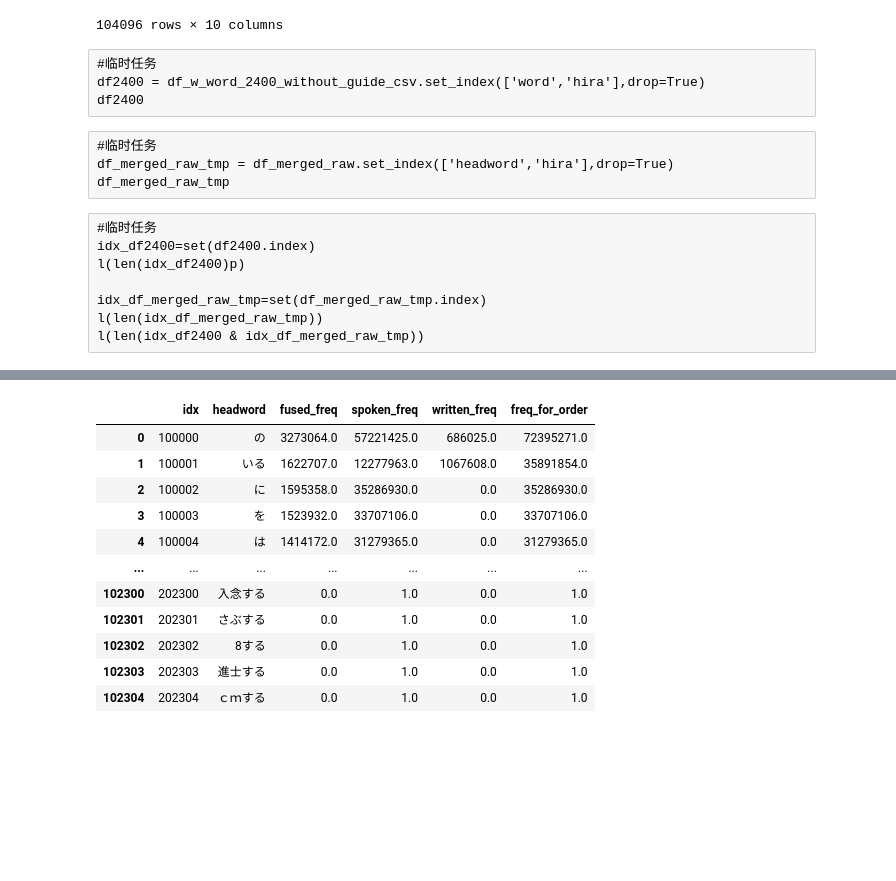
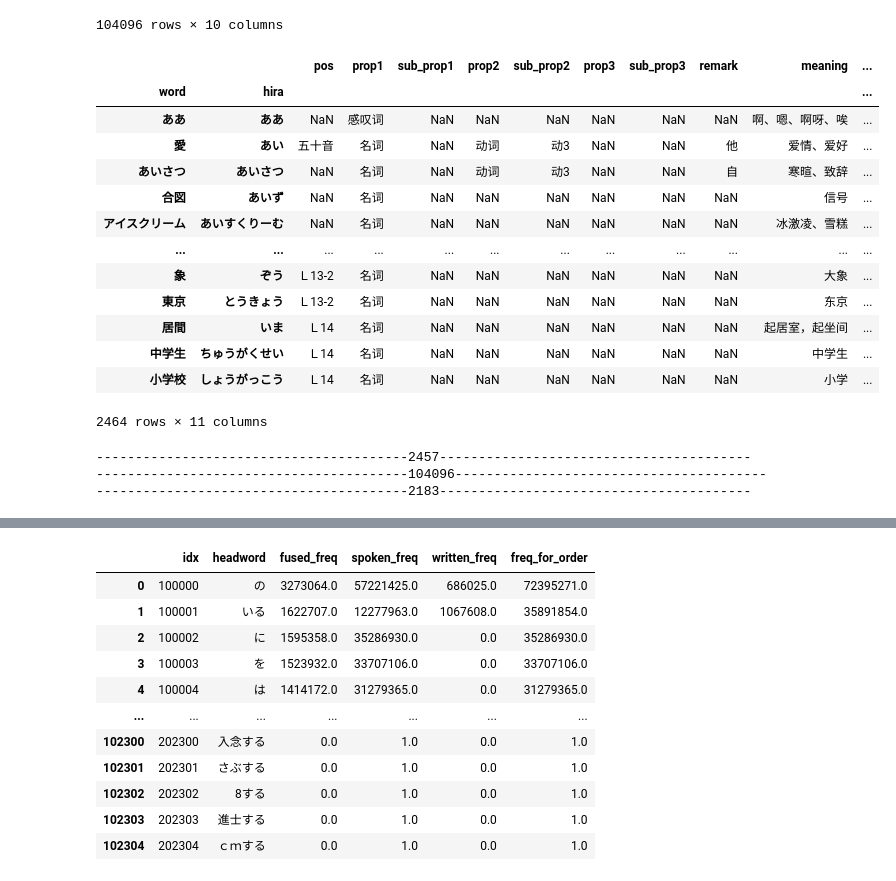
Before and after one commit to hopensic/python-notebooks, a Jupyter notebook: ja_dict_merge.ipynb, the cells around one changed output, grey strips where cells are left out. Drawn from its saved outputs; the diff is of its cells as text; code cells hidden in the pictures; blank space fills up the shorter version.

```diff
--- a/ja_dict_merge.ipynb
+++ b/ja_dict_merge.ipynb
@@ -383,19 +383,22 @@ df_merged_raw
 | 鍾する | しょうする | 1.0 | NaN | 0.0 | 1 | 1 | 0.0 | ... |
 | 鎧する | よろいする | 1.0 | NaN | 0.0 | 1 | 1 | 0.0 | ... |
 104096 rows × 10 columns
-# %% [raw]
-#临时任务
-df2400 = df_w_word_2400_without_guide_csv.set_index(['word','hira'],drop=True)
-df2400
-# %% [raw]
-#临时任务
-df_merged_raw_tmp = df_merged_raw.set_index(['headword','hira'],drop=True)
-df_merged_raw_tmp
-# %% [raw]
-#临时任务
-idx_df2400=set(df2400.index)
-l(len(idx_df2400)p)
-
-idx_df_merged_raw_tmp=set(df_merged_raw_tmp.index)
-l(len(idx_df_merged_raw_tmp))
-l(len(idx_df2400 & idx_df_merged_raw_tmp))
+# %%
+#临时任务
+df2400 = df_w_word_2400_without_guide_csv.set_index(['word','hira'],drop=True)
+df2400
+# %% [output]
+|  |  | pos | prop1 | sub_prop1 | prop2 | sub_prop2 | prop3 | sub_prop3 | remark | meaning | ... |
+| word | hira |  |  |  |  |  |  |  |  |  | ... |
+| ああ | ああ | NaN | 感叹词 | NaN | NaN | NaN | NaN | NaN | NaN | 啊、嗯、啊呀、唉 | ... |
+| 愛 | あい | 五十音 | 名词 | NaN | 动词 | 动3 | NaN | NaN | 他 | 爱情、爱好 | ... |
+| あいさつ | あいさつ | NaN | 名词 | NaN | 动词 | 动3 | NaN | NaN | 自 | 寒暄、致辞 | ... |
+| 合図 | あいず | NaN | 名词 | NaN | NaN | NaN | NaN | NaN | NaN | 信号 | ... |
+| アイスクリーム | あいすくりーむ | NaN | 名词 | NaN | NaN | NaN | NaN | NaN | NaN | 冰激凌、雪糕 | ... |
+| ... | ... | ... | ... | ... | ... | ... | ... | ... | ... | ... | ... |
+| 象 | ぞう | Ｌ13-2 | 名词 | NaN | NaN | NaN | NaN | NaN | NaN | 大象 | ... |
+| 東京 | とうきょう | Ｌ13-2 | 名词 | NaN | NaN | NaN | NaN | NaN | NaN | 东京 | ... |
+| 居間 | いま | Ｌ14 | 名词 | NaN | NaN | NaN | NaN | NaN | NaN | 起居室，起坐间 | ... |
+| 中学生 | ちゅうがくせい | Ｌ14 | 名词 | NaN | NaN | NaN | NaN | NaN | NaN | 中学生 | ... |
+| 小学校 | しょうがっこう | Ｌ14 | 名词 | NaN | NaN | NaN | NaN | NaN | NaN | 小学 | ... |
+2464 rows × 11 columns
@@ -401,0 +409,12 @@ l(len(idx_df2400 & idx_df_merged_raw_tmp))
+# %%
+#临时任务
+idx_df2400=set(df2400.index)
+l(len(idx_df2400))
+
+idx_df_merged_raw=set(df_merged_raw.index)
+l(len(idx_df_merged_raw))
+l(len(idx_df2400 & idx_df_merged_raw))
+# %% [output]
+----------------------------------------2457----------------------------------------
+----------------------------------------104096----------------------------------------
+----------------------------------------2183----------------------------------------
```
Also changed, not shown: parts of 5 cells of this notebook, 11 other files.
